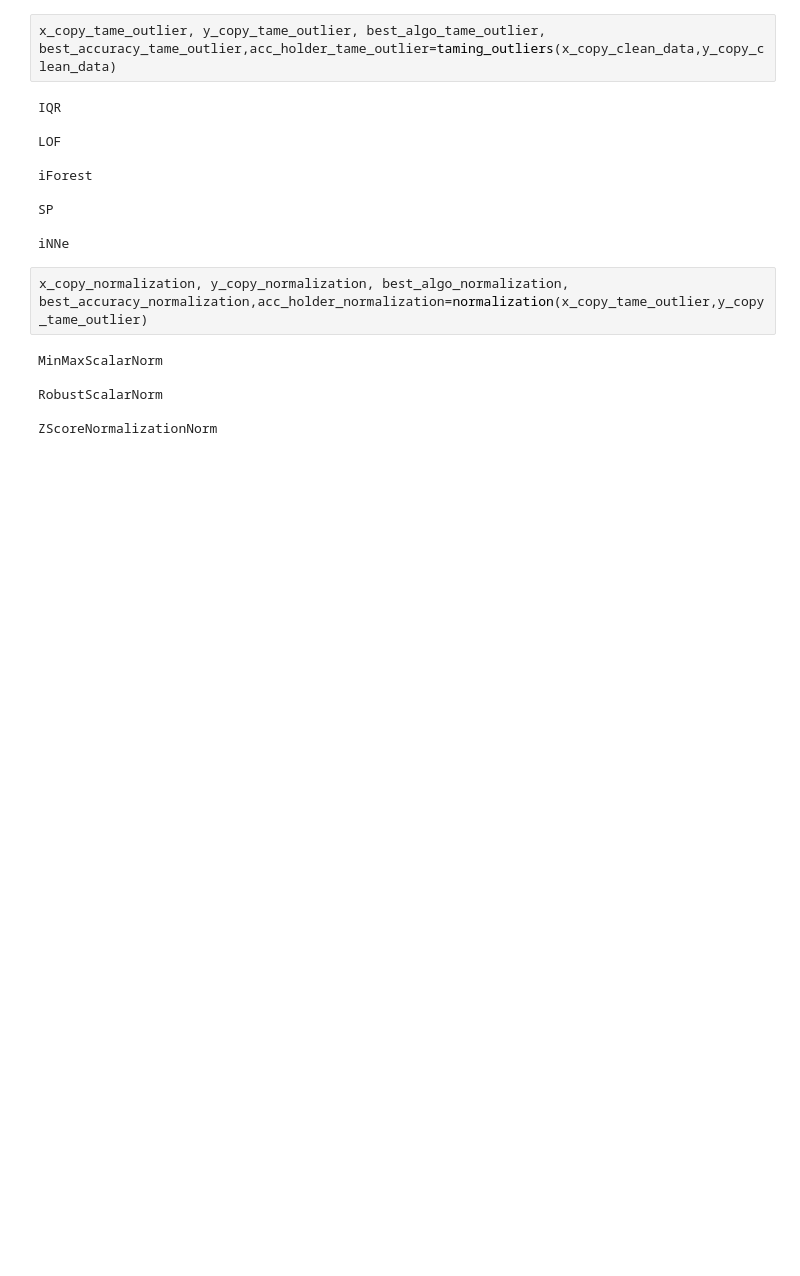
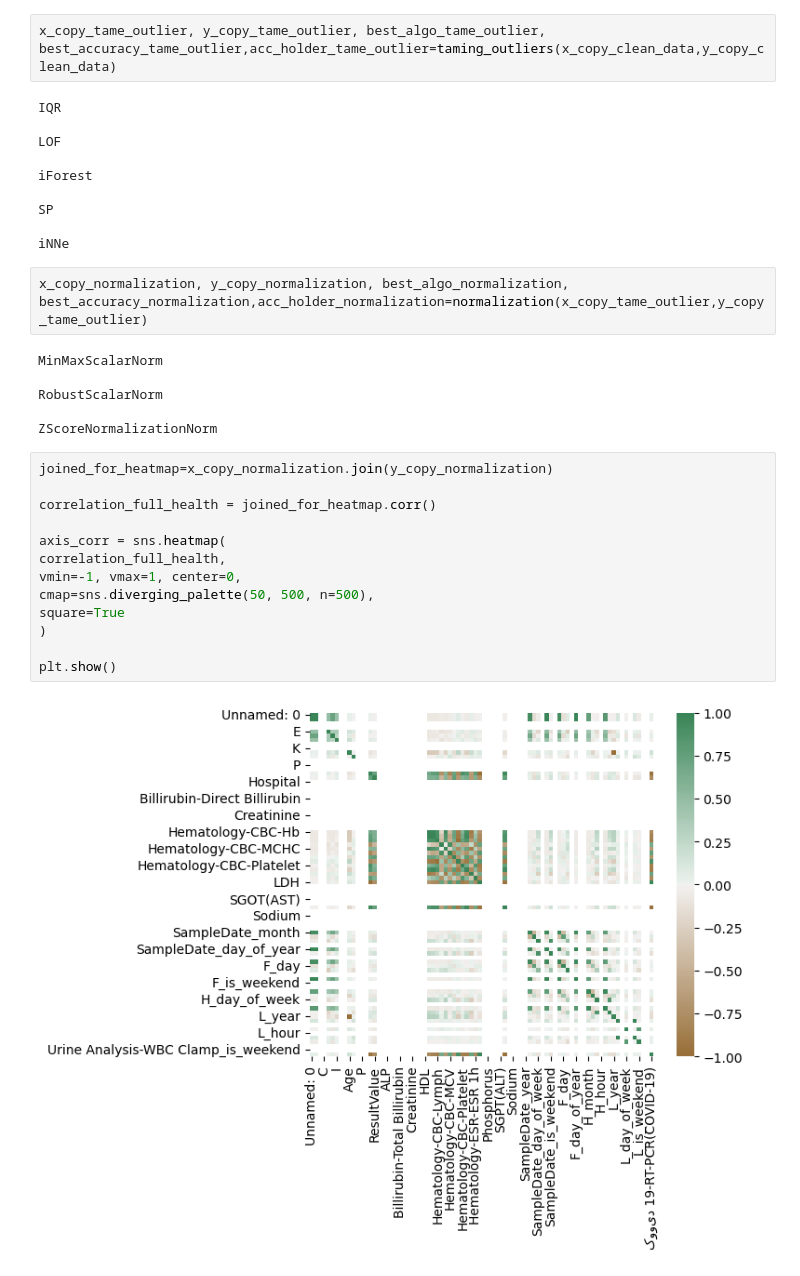
Before and after one commit to sina-m-mollazadeh/Medical-Framework, a Jupyter notebook: main.ipynb, the cells around one changed output. Cells and saved outputs as stored; diff of their text form; blank space fills up the shorter version.

```diff
--- a/main.ipynb
+++ b/main.ipynb
@@ -996,6 +1035,21 @@ MinMaxScalarNorm
 RobustScalarNorm
 
 ZScoreNormalizationNorm
+# %%
+joined_for_heatmap=x_copy_normalization.join(y_copy_normalization)
+
+correlation_full_health = joined_for_heatmap.corr()
+
+axis_corr = sns.heatmap(
+correlation_full_health,
+vmin=-1, vmax=1, center=0,
+cmap=sns.diverging_palette(50, 500, n=500),
+square=True
+)
+
+plt.show()
+# %% [output]
+[figure, added]
 # %%
 x_copy_feature_selection, y_copy_feature_selection, best_algo_feature_selection, best_accuracy_feature_selection,acc_holder_feature_selection=feature_selection(x_copy_normalization,y_copy_normalization)
 # %% [output]
```
Also changed, not shown: parts of 11 cells of this notebook, 1 other file.
